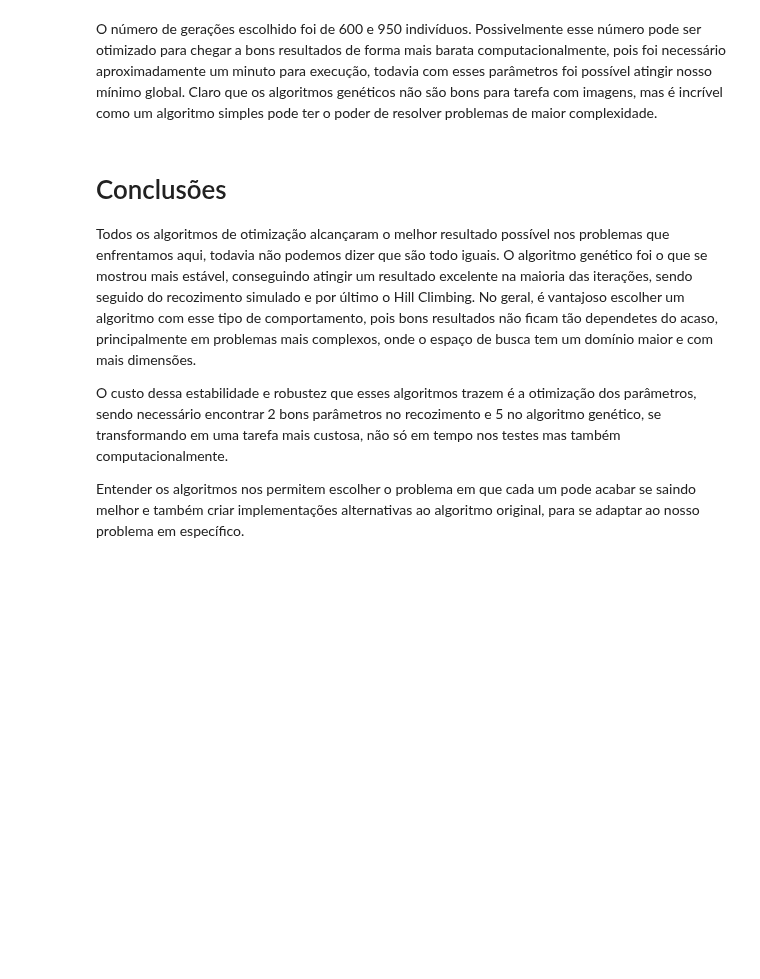
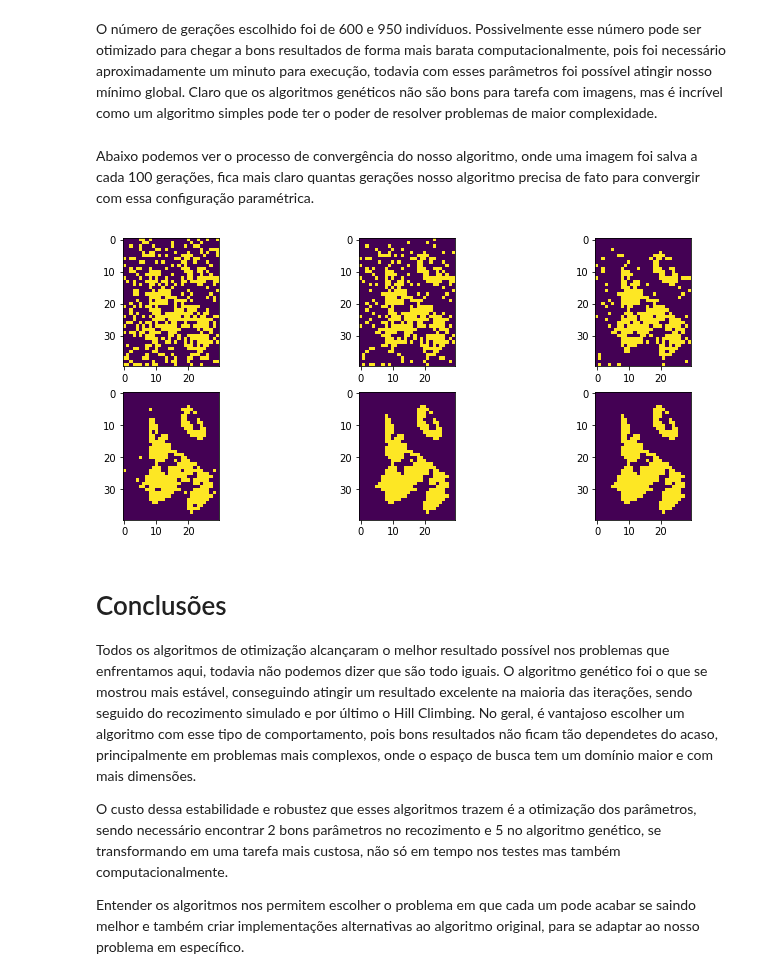
Before and after one commit to AlvaroCavalcante/computacao-bioinspirada, a Jupyter notebook: Computação inspirada pela natureza.ipynb, the cells around one changed output. Drawn from its saved outputs; the diff is of its cells as text; code cells hidden in the pictures; blank space fills up the shorter version.

Commit message:
evolução das gerações do algoritmo

```diff
--- a/Computação inspirada pela natureza.ipynb
+++ b/Computação inspirada pela natureza.ipynb
@@ -868,6 +874,20 @@ ax2.imshow(image2)
 # %% [markdown]
 O número de gerações escolhido foi de 600 e 950 indivíduos. Possivelmente esse número pode ser otimizado para chegar a bons resultados de forma mais barata computacionalmente, pois foi necessário aproximadamente um minuto para execução, todavia com esses parâmetros foi possível atingir nosso mínimo global.
 Claro que os algoritmos genéticos não são bons para tarefa com imagens, mas é incrível como um algoritmo simples pode ter o poder de resolver problemas de maior complexidade.
+# %% [markdown]
+Abaixo podemos ver o processo de convergência do nosso algoritmo, onde uma imagem foi salva a cada 100 gerações, fica mais claro quantas gerações nosso algoritmo precisa de fato para convergir com essa configuração paramétrica.
+# %%
+evolucao_algoritmo = solucao_algoritmo_genetico[2]
+fig = plt.figure(figsize=(12,8))
+count = 1
+for i in evolucao_algoritmo:
+    image = np.asmatrix(i)
+    image = image.reshape(40, 30)
+    ax1 = fig.add_subplot(3,3,count)
+    count += 1
+    ax1.imshow(image)
+# %% [output]
+[figure, added]
 # %% [markdown]
 # Conclusões
 Todos os algoritmos de otimização alcançaram o melhor resultado possível nos problemas que enfrentamos aqui, todavia não podemos dizer que são todo iguais. O algoritmo genético foi o que se mostrou mais estável, conseguindo atingir um resultado excelente na maioria das iterações, sendo seguido do recozimento simulado e por último o Hill Climbing. No geral, é vantajoso escolher um algoritmo com esse tipo de comportamento, pois bons resultados não ficam tão dependetes do acaso, principalmente em problemas mais complexos, onde o espaço de busca tem um domínio maior e com mais dimensões.
```
Also changed, not shown: parts of 19 cells of this notebook.
